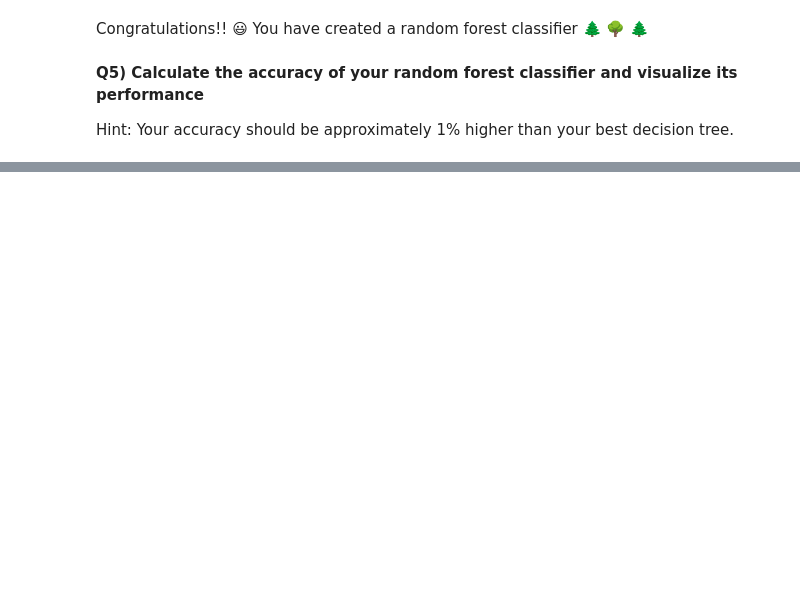
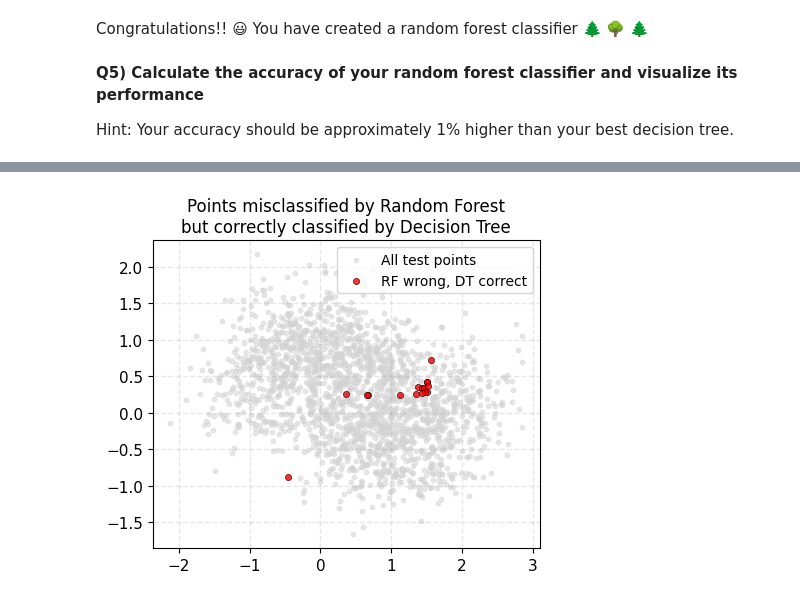
Before and after one commit to MarcoZanine/2025_ML_EES, a Jupyter notebook: notebook_ml/S2_2_Decision_Trees.ipynb, the cells around one changed output, grey strips where cells are left out. Drawn from its saved outputs; the diff is of its cells as text; code cells hidden in the pictures; blank space fills up the shorter version.

```diff
--- a/notebook_ml/S2_2_Decision_Trees.ipynb
+++ b/notebook_ml/S2_2_Decision_Trees.ipynb
@@ -238,0 +333,28 @@ Hint: Your accuracy should be approximately 1% higher than your best decision tr
+# %%
+# Points du test set :
+# - que le Decision Tree a bien classés
+# - mais que le Random Forest a mal classés
+rf_wrong_tree_correct = (y_pred_tree == y_test) & (y_pred_ensemble != y_test)
+
+# Extraire les coordonnées de ces points
+rf_wrong_points = X_test[rf_wrong_tree_correct]
+
+# Scatter plot
+fig, ax = plt.subplots(1, 1, figsize=(5, 4))
+
+# (1) Tous les points test en fond (gris clair)
+ax.scatter(X_test[:,0], X_test[:,1], s=10, color='lightgray', alpha=0.5, label='All test points')
+
+# (2) Points où la forêt s’est trompée mais le DT avait raison (en rouge)
+ax.scatter(rf_wrong_points[:,0], rf_wrong_points[:,1],
+           s=20, color='red', edgecolor='k', linewidths=0.5,
+           alpha=0.8, label='RF wrong, DT correct')
+
+# Mise en forme
+ax.set_title('Points misclassified by Random Forest\nbut correctly classified by Decision Tree')
+ax.tick_params(axis='both', which='major', labelsize=11)
+ax.grid(alpha=0.3, ls='--', lw=1)
+ax.legend(loc='upper right')
+plt.show()
+# %% [output]
+[figure, added]
```
Also changed, not shown: parts of 16 cells of this notebook.
